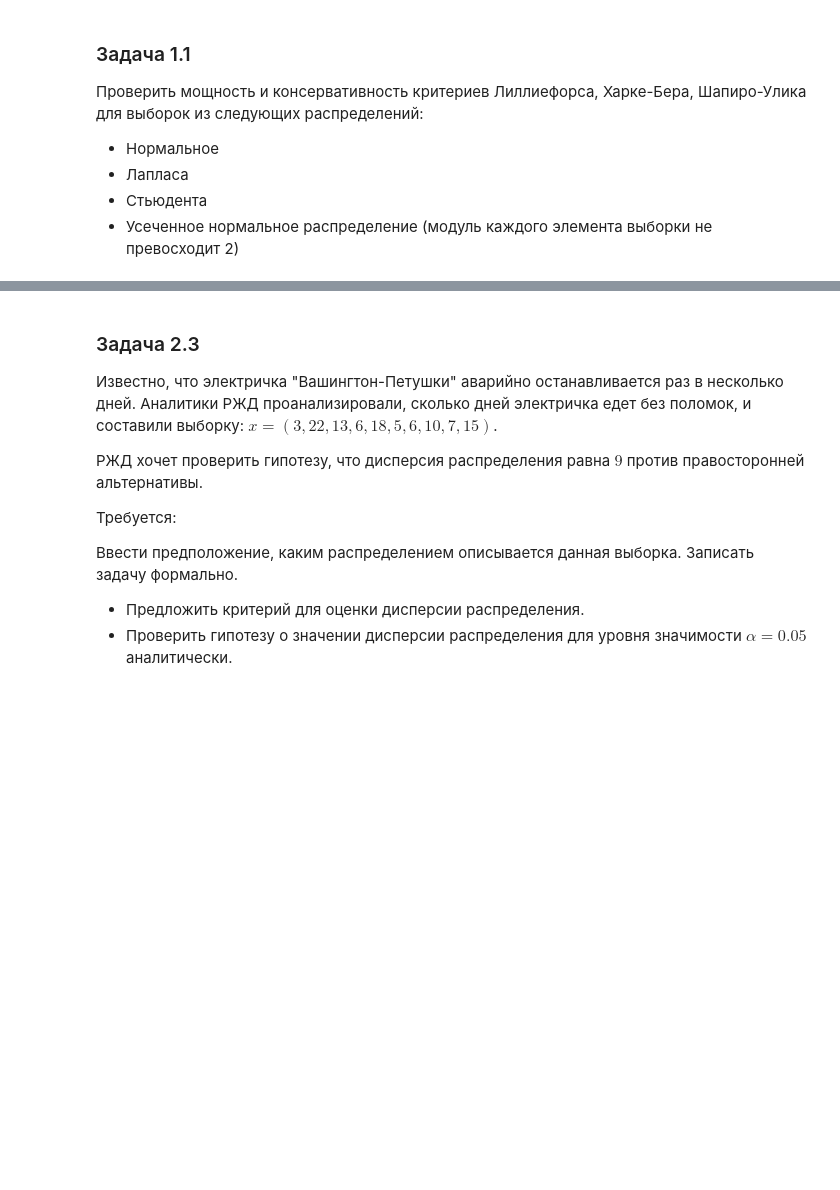
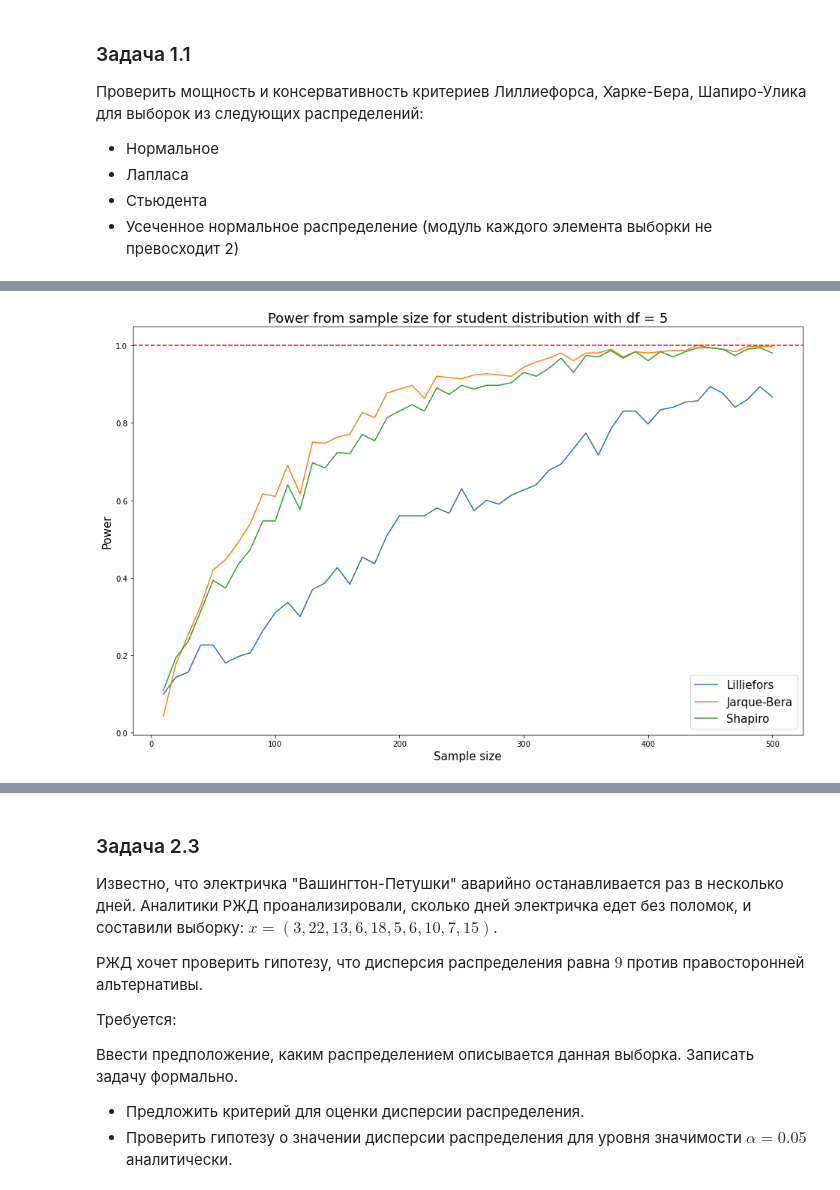
Before and after one commit to Alexuserx/Stats, a Jupyter notebook: Lab1/Stats_lab1.ipynb, the cells around one changed output, grey strips where cells are left out. Saved outputs shown, nothing was run; the diff lists cells and outputs as text; code cells hidden in the pictures; blank space fills up the shorter version.

```diff
--- a/Lab1/Stats_lab1.ipynb
+++ b/Lab1/Stats_lab1.ipynb
@@ -40,0 +106,4 @@ lilliefors(data_normal)[1], jarque_bera(data_normal)[1], shapiro(data_normal)[1]
+# %%
+plot_power('student', iters=300, MAX_SAMP=500, df=5)
+# %% [output]
+[figure, added]
```
Also changed, not shown: parts of 34 cells of this notebook, 2 other files.
